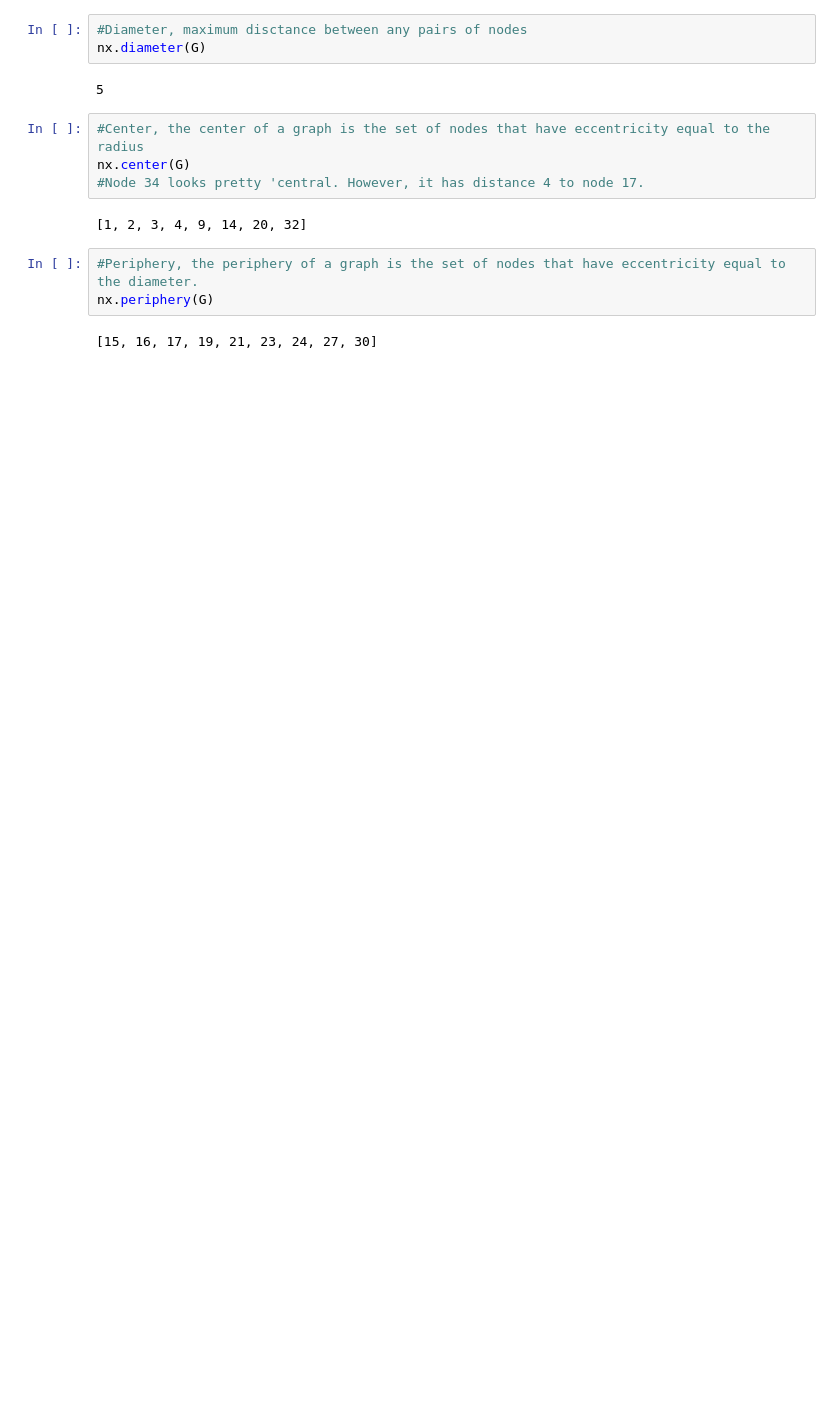
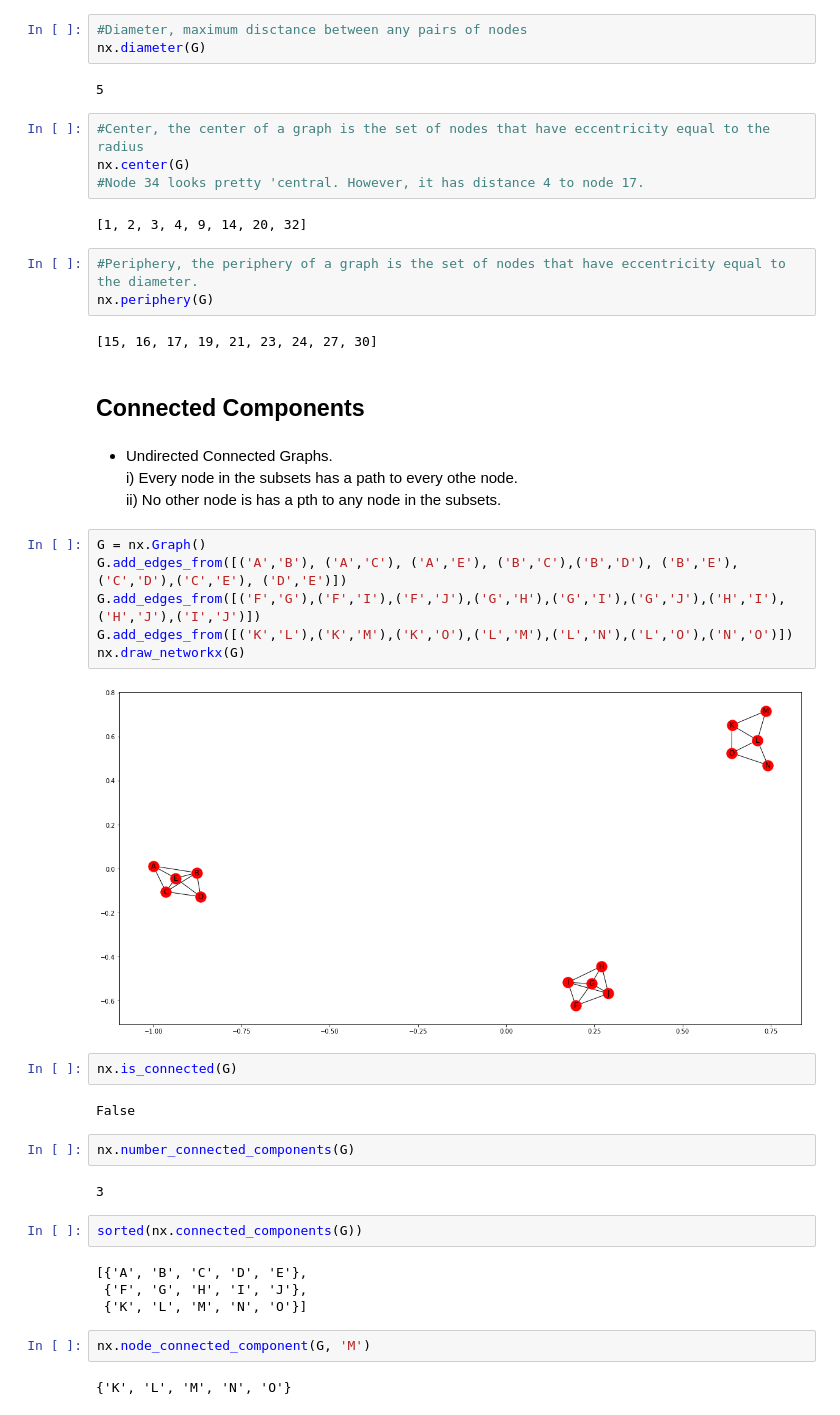
Before and after one commit to TamGS/Coursera_Course-5_Week-1-Notebook, a Jupyter notebook: Week 2 Notebook.ipynb, the cells around one changed output. Drawn from its saved outputs; the diff is of its cells as text; blank space fills up the shorter version.

Commit message:
updated with graph

```diff
--- a/Week 2 Notebook.ipynb
+++ b/Week 2 Notebook.ipynb
@@ -168,3 +168,35 @@ nx.center(G)
 nx.periphery(G)
 # %% [output]
 [15, 16, 17, 19, 21, 23, 24, 27, 30]
+# %% [markdown]
+## Connected Components
+# %% [markdown]
+- Undirected Connected Graphs. <br>
+  i) Every node in the subsets has a path to every othe node. <br>
+  ii) No other node is has a pth to any node in the subsets.
+# %%
+G = nx.Graph()
+G.add_edges_from([('A','B'), ('A','C'), ('A','E'), ('B','C'),('B','D'), ('B','E'), ('C','D'),('C','E'), ('D','E')])
+G.add_edges_from([('F','G'),('F','I'),('F','J'),('G','H'),('G','I'),('G','J'),('H','I'),('H','J'),('I','J')])
+G.add_edges_from([('K','L'),('K','M'),('K','O'),('L','M'),('L','N'),('L','O'),('N','O')])
+nx.draw_networkx(G)
+# %% [output]
+[figure, added]
+# %%
+nx.is_connected(G)
+# %% [output]
+False
+# %%
+nx.number_connected_components(G)
+# %% [output]
+3
+# %%
+sorted(nx.connected_components(G))
+# %% [output]
+[{'A', 'B', 'C', 'D', 'E'},
+ {'F', 'G', 'H', 'I', 'J'},
+ {'K', 'L', 'M', 'N', 'O'}]
+# %%
+nx.node_connected_component(G, 'M')
+# %% [output]
+{'K', 'L', 'M', 'N', 'O'}
```
Also changed, not shown: parts of 8 cells of this notebook.
